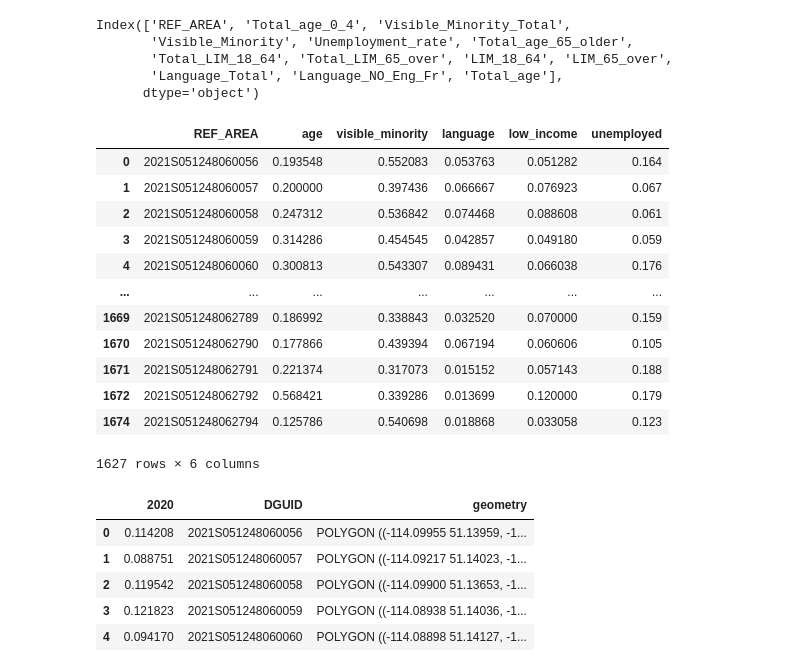
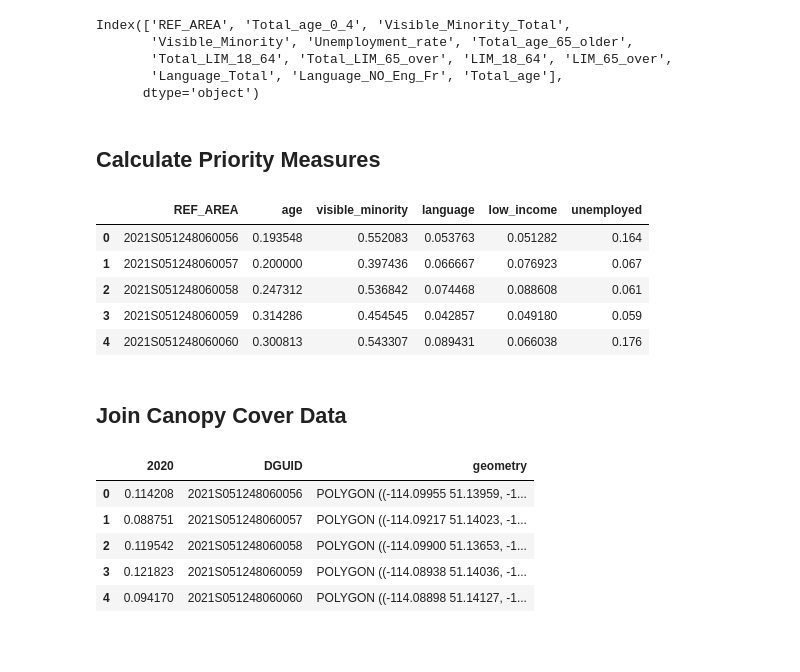
Before and after one commit to smohiudd/calgary-tree-equity, a Jupyter notebook: notebooks/EquityIndex_DA.ipynb, the cells around one changed output. Cells and saved outputs as stored; diff of their text form; code cells hidden in the pictures; blank space fills up the shorter version.

```diff
--- a/notebooks/EquityIndex_DA.ipynb
+++ b/notebooks/EquityIndex_DA.ipynb
@@ -13,6 +15,8 @@ Index(['REF_AREA', 'Total_age_0_4', 'Visible_Minority_Total',
        'Total_LIM_18_64', 'Total_LIM_65_over', 'LIM_18_64', 'LIM_65_over',
        'Language_Total', 'Language_NO_Eng_Fr', 'Total_age'],
       dtype='object')
+# %% [markdown]
+## Calculate Priority Measures
 # %%
 census_data["age"]=(census_data["Total_age_0_4"]+census_data["Total_age_65_older"])/census_data["Total_age"]
 census_data["visible_minority"]=census_data["Visible_Minority"]/census_data["Visible_Minority_Total"]
@@ -31,20 +35,15 @@ selected_columns=[
 # %%
 df = census_data[selected_columns]
 df=df.dropna()
-df
+df.head()
 # %% [output]
 |  | REF_AREA | age | visible_minority | language | low_income | unemployed |
 | 0 | 2021S051248060056 | 0.193548 | 0.552083 | 0.053763 | 0.051282 | 0.164 |
 | 1 | 2021S051248060057 | 0.200000 | 0.397436 | 0.066667 | 0.076923 | 0.067 |
 | 2 | 2021S051248060058 | 0.247312 | 0.536842 | 0.074468 | 0.088608 | 0.061 |
 | 3 | 2021S051248060059 | 0.314286 | 0.454545 | 0.042857 | 0.049180 | 0.059 |
 | 4 | 2021S051248060060 | 0.300813 | 0.543307 | 0.089431 | 0.066038 | 0.176 |
-| ... | ... | ... | ... | ... | ... | ... |
-| 1669 | 2021S051248062789 | 0.186992 | 0.338843 | 0.032520 | 0.070000 | 0.159 |
-| 1670 | 2021S051248062790 | 0.177866 | 0.439394 | 0.067194 | 0.060606 | 0.105 |
-| 1671 | 2021S051248062791 | 0.221374 | 0.317073 | 0.015152 | 0.057143 | 0.188 |
-| 1672 | 2021S051248062792 | 0.568421 | 0.339286 | 0.013699 | 0.120000 | 0.179 |
-| 1674 | 2021S051248062794 | 0.125786 | 0.540698 | 0.018868 | 0.033058 | 0.123 |
-1627 rows × 6 columns
+# %% [markdown]
+## Join Canopy Cover Data
 # %%
 canopy_data = gpd.read_file("canopy_2020_da.json").rename(columns={"frac":"2020"})
```
Also changed, not shown: parts of 15 cells of this notebook, 17 other files.
